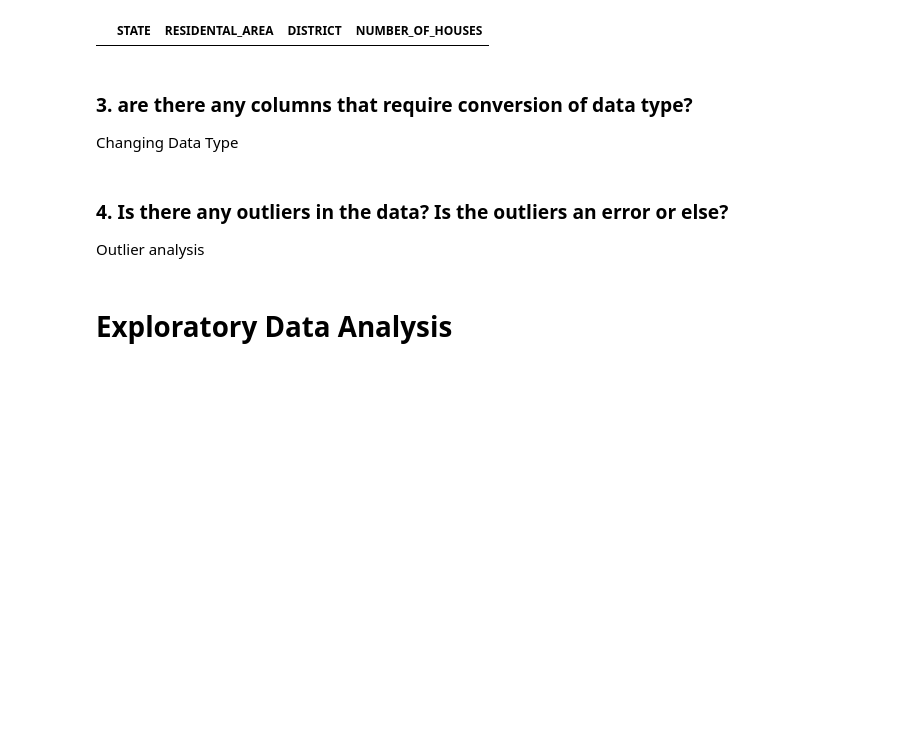
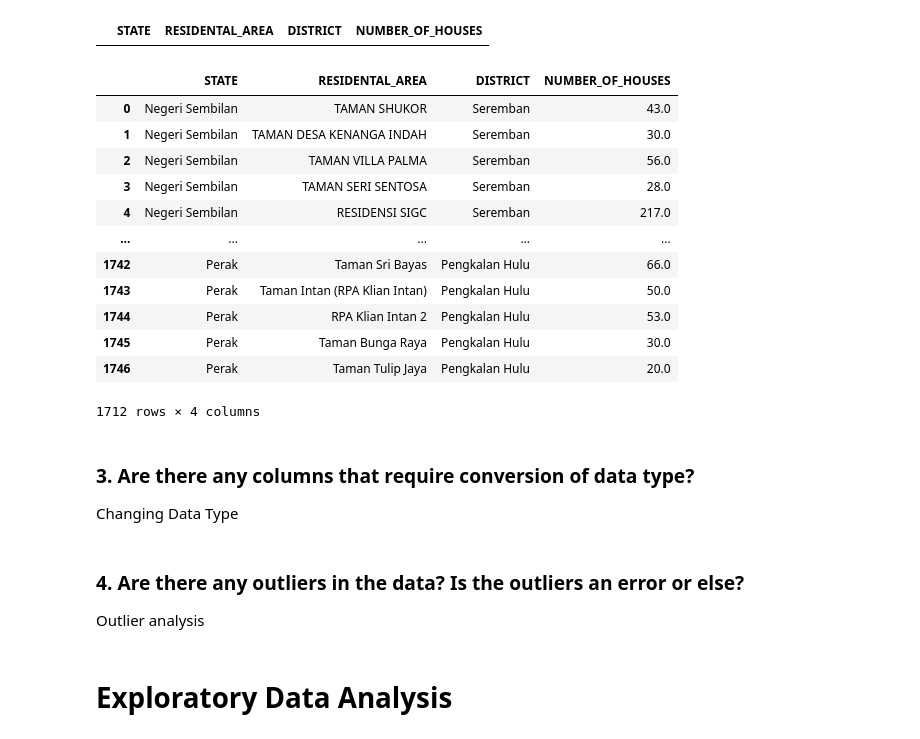
Before and after one commit to mzamfirdaus/dataminingproject, a Jupyter notebook: datapreprocessing_v2.ipynb, the cells around one changed output. Cells and saved outputs as stored; diff of their text form; code cells hidden in the pictures; blank space fills up the shorter version.

```diff
--- a/datapreprocessing_v2.ipynb
+++ b/datapreprocessing_v2.ipynb
@@ -287,14 +292,30 @@ for i in range(len(residentsPahang)):
 # add Perak
 for i in range(len(residentsPerak)):
     residentalLocation = residentalLocation.append({'STATE': 'Perak', 'RESIDENTAL_AREA': residentsPerak.iloc[[i]]['NAMA TAMAN'].values[0],'DISTRICT': 'Pengkalan Hulu','NUMBER_OF_HOUSES':residentsPerak.iloc[[i]]['BILANGAN UNIT'].values[0]}, ignore_index=True)
+# %%
+residentalLocation
+# %% [output]
+|  | STATE | RESIDENTAL_AREA | DISTRICT | NUMBER_OF_HOUSES |
+| 0 | Negeri Sembilan | TAMAN SHUKOR | Seremban | 43.0 |
+| 1 | Negeri Sembilan | TAMAN DESA KENANGA INDAH | Seremban | 30.0 |
+| 2 | Negeri Sembilan | TAMAN VILLA PALMA | Seremban | 56.0 |
+| 3 | Negeri Sembilan | TAMAN SERI SENTOSA | Seremban | 28.0 |
+| 4 | Negeri Sembilan | RESIDENSI SIGC | Seremban | 217.0 |
+| ... | ... | ... | ... | ... |
+| 1742 | Perak | Taman Sri Bayas | Pengkalan Hulu | 66.0 |
+| 1743 | Perak | Taman Intan (RPA Klian Intan) | Pengkalan Hulu | 50.0 |
+| 1744 | Perak | RPA Klian Intan 2 | Pengkalan Hulu | 53.0 |
+| 1745 | Perak | Taman Bunga Raya | Pengkalan Hulu | 30.0 |
+| 1746 | Perak | Taman Tulip Jaya | Pengkalan Hulu | 20.0 |
+1712 rows × 4 columns
 # %% [markdown]
-### 3. are there any columns that require conversion of data type?
+### 3. Are there any columns that require conversion of data type?
 Changing Data Type
 # %%
 residentalLocation['NUMBER_OF_HOUSES'] = pd.to_numeric(residentalLocation['NUMBER_OF_HOUSES'], errors='coerce')
 residentalLocation = residentalLocation.dropna()
 # %% [markdown]
-### 4. Is there any outliers in the data? Is the outliers an error or else?
+### 4. Are there any outliers in the data? Is the outliers an error or else?
 Outlier analysis
 # %%
 df = px.data.tips()
```
Also changed, not shown: parts of 54 cells of this notebook.
